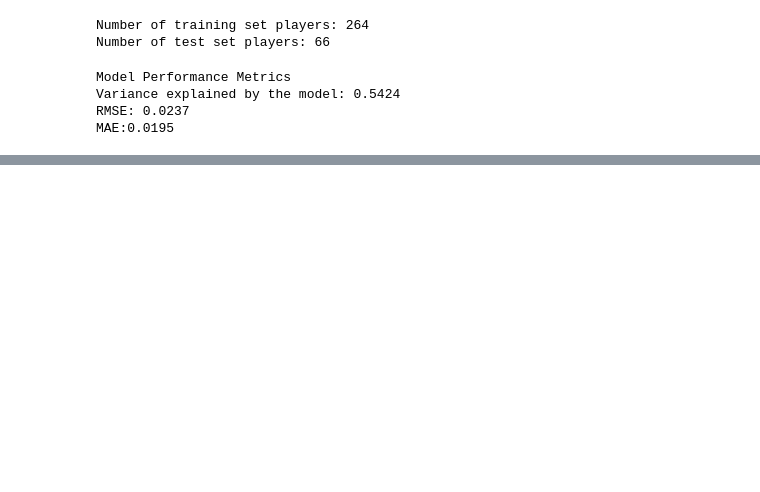
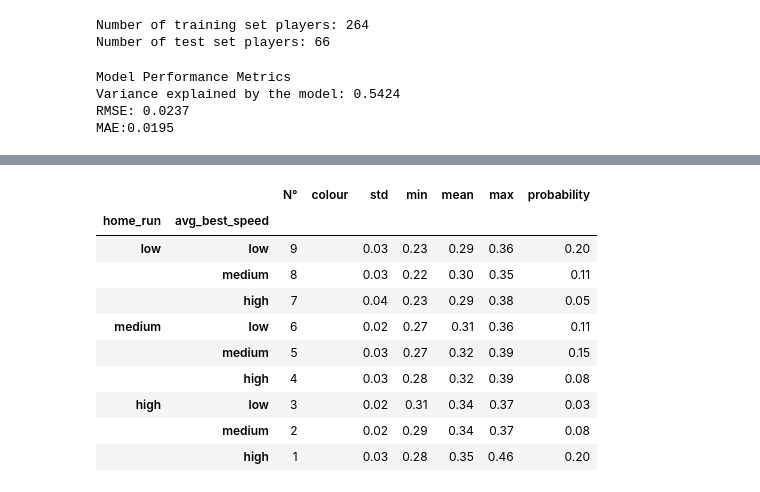
Before and after one commit to lucas-ben/mba-business-analytics, a Jupyter notebook: Data Science/simdec_example.ipynb, the cells around one changed output, grey strips where cells are left out. Cells and saved outputs as stored; diff of their text form; code cells hidden in the pictures; blank space fills up the shorter version.

```diff
--- a/Data Science/simdec_example.ipynb
+++ b/Data Science/simdec_example.ipynb
@@ -55,0 +182,21 @@ MAE:0.0195
+# %%
+table, styler = tableau(
+    statistic=res.statistic,
+    var_names=res.var_names,
+    states=res.states,
+    bins=res.bins,
+    palette=palette,
+)
+styler
+# %% [output]
+|  |  | N° | colour | std | min | mean | max | probability |
+| home_run | avg_best_speed |  |  |  |  |  |  |  |
+| low | low | 9 |  | 0.03 | 0.23 | 0.29 | 0.36 | 0.20 |
+|  | medium | 8 |  | 0.03 | 0.22 | 0.30 | 0.35 | 0.11 |
+|  | high | 7 |  | 0.04 | 0.23 | 0.29 | 0.38 | 0.05 |
+| medium | low | 6 |  | 0.02 | 0.27 | 0.31 | 0.36 | 0.11 |
+|  | medium | 5 |  | 0.03 | 0.27 | 0.32 | 0.39 | 0.15 |
+|  | high | 4 |  | 0.03 | 0.28 | 0.32 | 0.39 | 0.08 |
+| high | low | 3 |  | 0.02 | 0.31 | 0.34 | 0.37 | 0.03 |
+|  | medium | 2 |  | 0.02 | 0.29 | 0.34 | 0.37 | 0.08 |
+|  | high | 1 |  | 0.03 | 0.28 | 0.35 | 0.46 | 0.20 |
```
Also changed, not shown: parts of 11 cells of this notebook.
